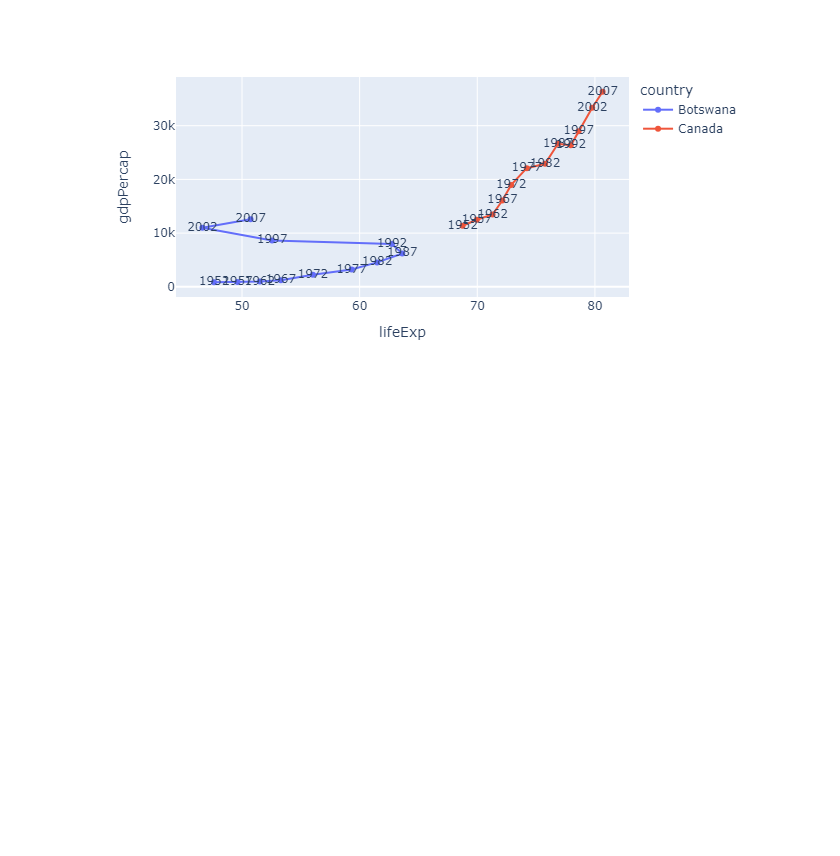
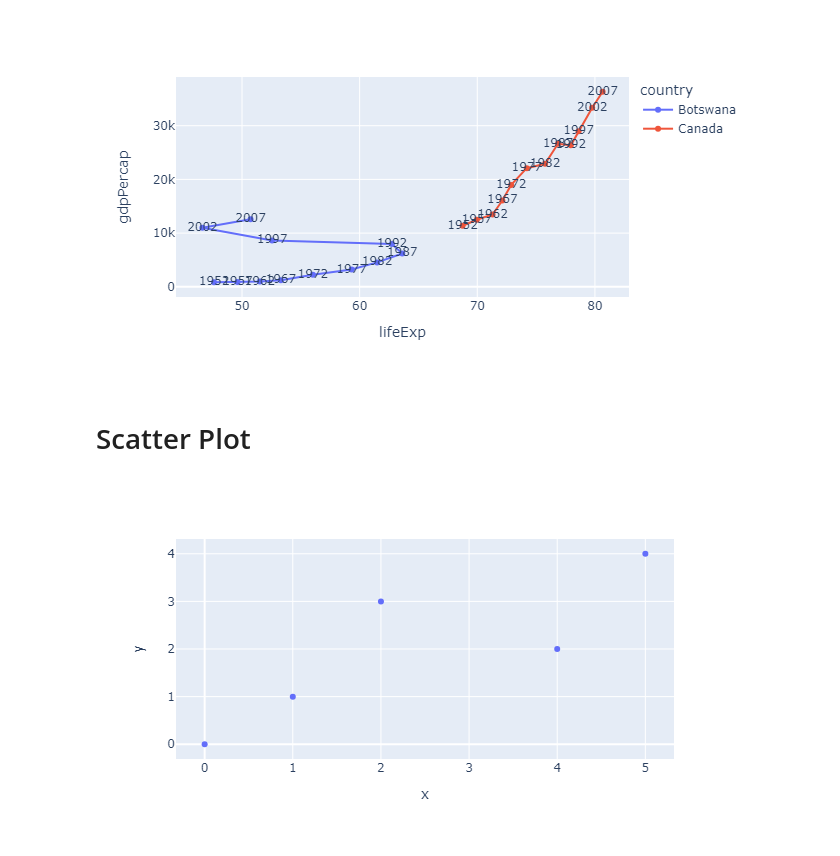
Before and after one commit to Tanay-Dwivedi/DADS-practice, a Jupyter notebook: Python/Plotly/plotly_practice1.ipynb, the cells around one changed output. Drawn from its saved outputs; the diff is of its cells as text; code cells hidden in the pictures; blank space fills up the shorter version.

```diff
--- a/Python/Plotly/plotly_practice1.ipynb
+++ b/Python/Plotly/plotly_practice1.ipynb
@@ -302,3 +302,5 @@ fig = px.line(df, x = "lifeExp", y = "gdpPercap", color = "country", text = "yea
 fig.show()
 # %% [output]
 [figure]
+# %% [markdown]
+# Scatter Plot
@@ -304,0 +309,5 @@ fig.show()
+# %%
+fig = px.scatter(x = [0,1,4,2,5])
+fig.show()
+# %% [output]
+[figure, added]
```
Also changed, not shown: parts of 16 cells of this notebook.
